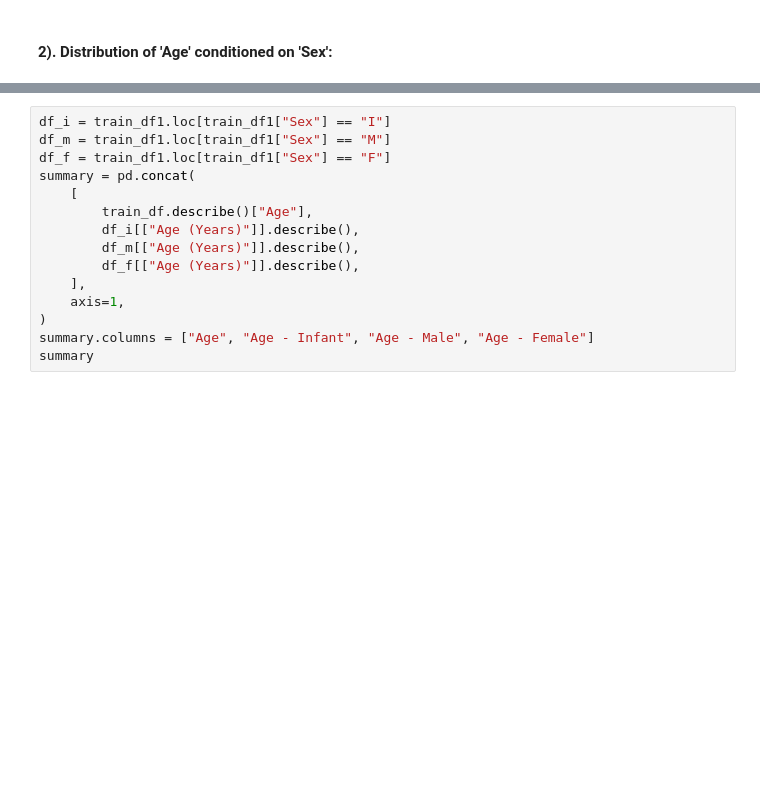
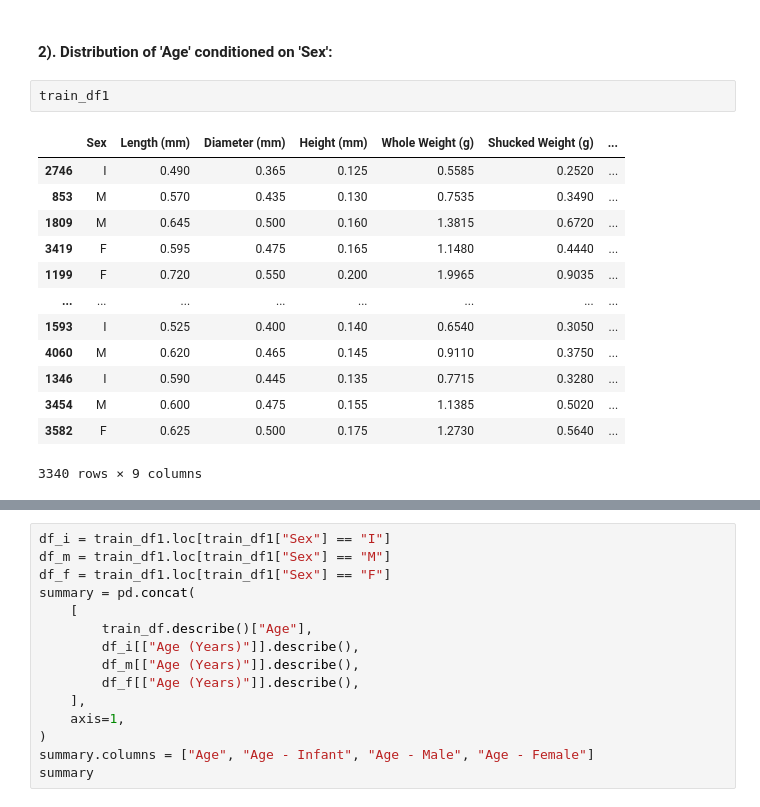
Before and after one commit to elgohr-update/chuangw6-Abalone_Age_Prediction, a Jupyter notebook: src/eda/abalone_eda.ipynb, the cells around one changed output, grey strips where cells are left out. Saved outputs shown, nothing was run; the diff lists cells and outputs as text; blank space fills up the shorter version.

```diff
--- a/src/eda/abalone_eda.ipynb
+++ b/src/eda/abalone_eda.ipynb
@@ -142,4 +142,20 @@ sns.histplot(train_df1, x="Age (Years)", kde=True, bins=15)
 The distribution of `Age` is approximately normal with a mean of around 11.5 years. However, it does have a slight right skewness.
 # %% [markdown]
 #### 2). Distribution of 'Age' conditioned on 'Sex':
+# %%
+train_df1
+# %% [output]
+|  | Sex | Length (mm) | Diameter (mm) | Height (mm) | Whole Weight (g) | Shucked Weight (g) | ... |
+| 2746 | I | 0.490 | 0.365 | 0.125 | 0.5585 | 0.2520 | ... |
+| 853 | M | 0.570 | 0.435 | 0.130 | 0.7535 | 0.3490 | ... |
+| 1809 | M | 0.645 | 0.500 | 0.160 | 1.3815 | 0.6720 | ... |
+| 3419 | F | 0.595 | 0.475 | 0.165 | 1.1480 | 0.4440 | ... |
+| 1199 | F | 0.720 | 0.550 | 0.200 | 1.9965 | 0.9035 | ... |
+| ... | ... | ... | ... | ... | ... | ... | ... |
+| 1593 | I | 0.525 | 0.400 | 0.140 | 0.6540 | 0.3050 | ... |
+| 4060 | M | 0.620 | 0.465 | 0.145 | 0.9110 | 0.3750 | ... |
+| 1346 | I | 0.590 | 0.445 | 0.135 | 0.7715 | 0.3280 | ... |
+| 3454 | M | 0.600 | 0.475 | 0.155 | 1.1385 | 0.5020 | ... |
+| 3582 | F | 0.625 | 0.500 | 0.175 | 1.2730 | 0.5640 | ... |
+3340 rows × 9 columns
 # %%
```
Also changed, not shown: parts of 2 cells of this notebook, 1 other file.
